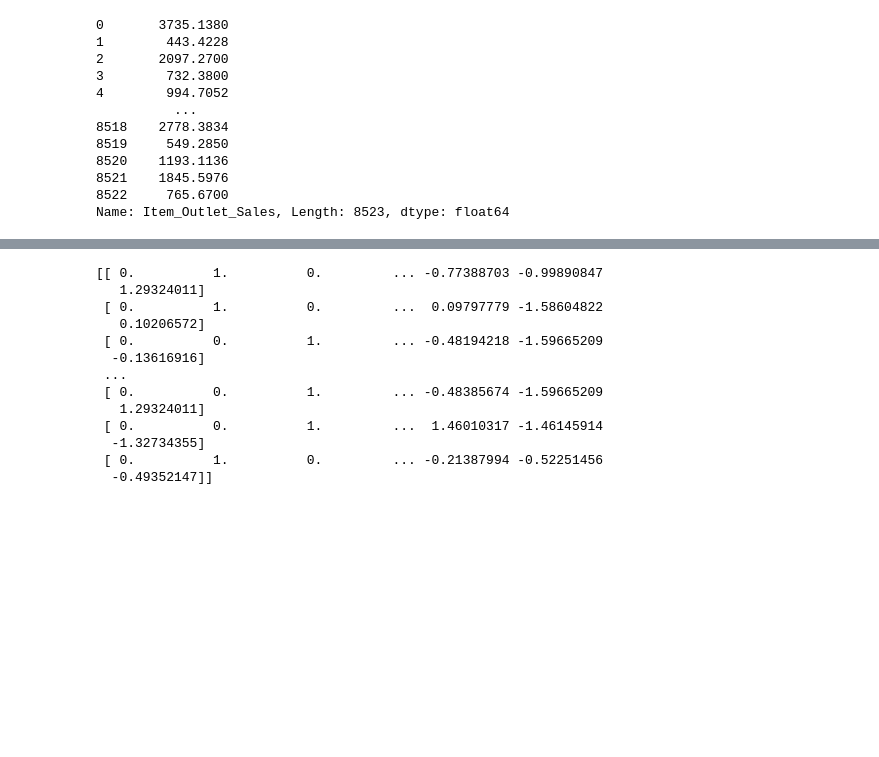
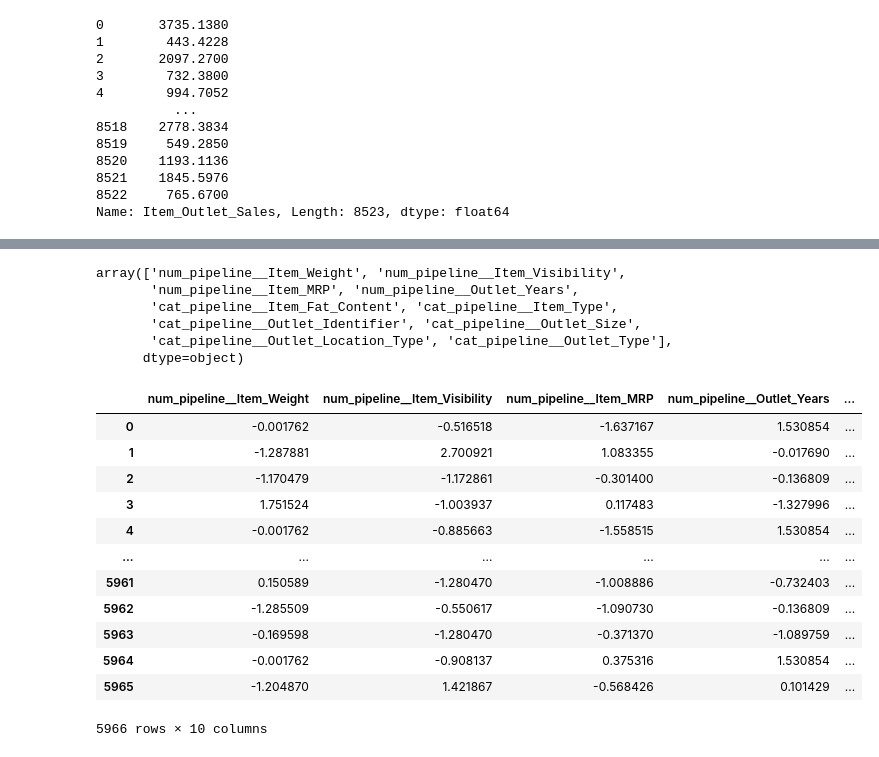
Before and after one commit to LEENAMONTHERO25/sales_marketing, a Jupyter notebook: notebooks/model_training.ipynb, the cells around one changed output, grey strips where cells are left out. Cells and saved outputs as stored; diff of their text form; code cells hidden in the pictures; blank space fills up the shorter version.

```diff
--- a/notebooks/model_training.ipynb
+++ b/notebooks/model_training.ipynb
@@ -125,5 +179,4 @@ Name: Item_Outlet_Sales, Length: 8523, dtype: float64
 # %%
 # Split the data into training and testing sets
 from sklearn.model_selection import train_test_split
-X_train, X_test, y_train, y_test = train_test_split(X, y, test_size=0.2, random_state=42)
-X_train.shape, X_test.shape,y_train.shape, y_test.shape
+X_train,X_test,y_train,y_test=train_test_split(X,y,test_size=0.30,random_state=30)
@@ -175,17 +215,9 @@ X_test_scaled= preprocessor.transform(X_test)
-# %%
-X_test_scaled_dense = X_test_scaled.toarray()
-print(X_test_scaled_dense)
-# %% [output]
-[[ 0.          1.          0.         ... -0.77388703 -0.99890847
-   1.29324011]
- [ 0.          1.          0.         ...  0.09797779 -1.58604822
-   0.10206572]
- [ 0.          0.          1.         ... -0.48194218 -1.59665209
-  -0.13616916]
- ...
- [ 0.          0.          1.         ... -0.48385674 -1.59665209
-   1.29324011]
- [ 0.          0.          1.         ...  1.46010317 -1.46145914
-  -1.32734355]
- [ 0.          1.          0.         ... -0.21387994 -0.52251456
-  -0.49352147]]
+# %%
+preprocessor.get_feature_names_out()
+# %% [output]
+array(['num_pipeline__Item_Weight', 'num_pipeline__Item_Visibility',
+       'num_pipeline__Item_MRP', 'num_pipeline__Outlet_Years',
+       'cat_pipeline__Item_Fat_Content', 'cat_pipeline__Item_Type',
+       'cat_pipeline__Outlet_Identifier', 'cat_pipeline__Outlet_Size',
+       'cat_pipeline__Outlet_Location_Type', 'cat_pipeline__Outlet_Type'],
+      dtype=object)
@@ -191,0 +227,16 @@ print(X_test_scaled_dense)
+# %%
+X_train
+# %% [output]
+|  | num_pipeline__Item_Weight | num_pipeline__Item_Visibility | num_pipeline__Item_MRP | num_pipeline__Outlet_Years | ... |
+| 0 | -0.001762 | -0.516518 | -1.637167 | 1.530854 | ... |
+| 1 | -1.287881 | 2.700921 | 1.083355 | -0.017690 | ... |
+| 2 | -1.170479 | -1.172861 | -0.301400 | -0.136809 | ... |
+| 3 | 1.751524 | -1.003937 | 0.117483 | -1.327996 | ... |
+| 4 | -0.001762 | -0.885663 | -1.558515 | 1.530854 | ... |
+| ... | ... | ... | ... | ... | ... |
+| 5961 | 0.150589 | -1.280470 | -1.008886 | -0.732403 | ... |
+| 5962 | -1.285509 | -0.550617 | -1.090730 | -0.136809 | ... |
+| 5963 | -0.169598 | -1.280470 | -0.371370 | -1.089759 | ... |
+| 5964 | -0.001762 | -0.908137 | 0.375316 | 1.530854 | ... |
+| 5965 | -1.204870 | 1.421867 | -0.568426 | 0.101429 | ... |
+5966 rows × 10 columns
```
Also changed, not shown: parts of 19 cells of this notebook, 4 other files.
